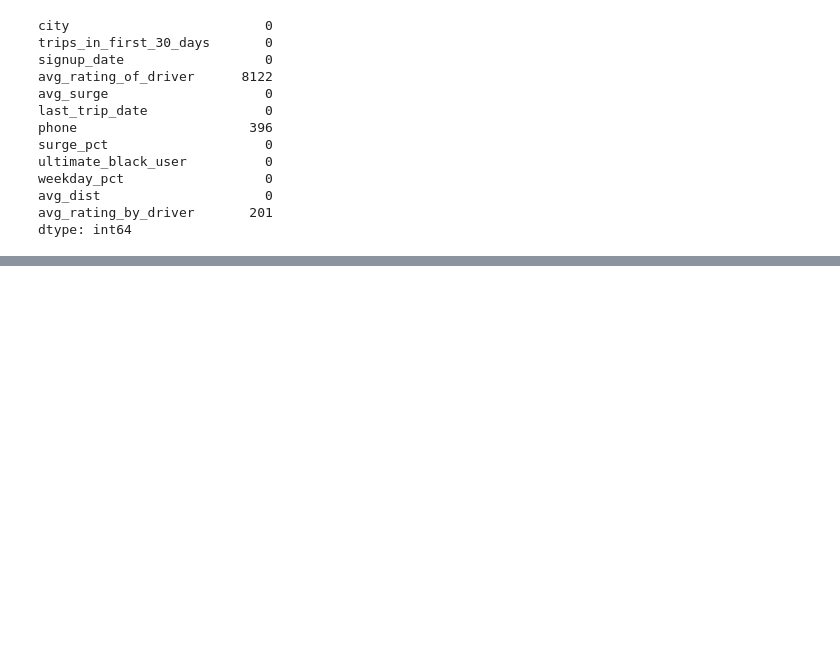
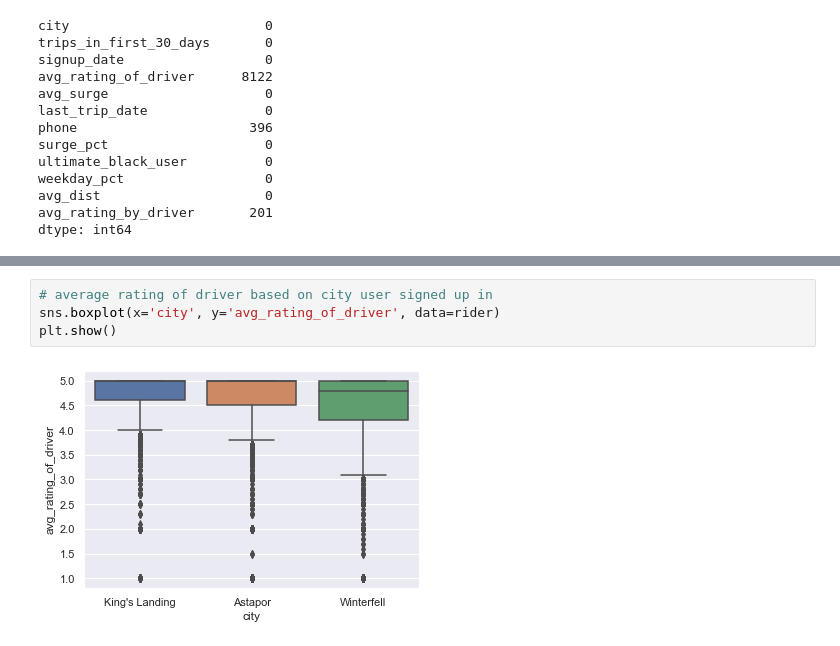
Before and after one commit to annafin/Springboard-Data-Science, a Jupyter notebook: ultimate_technologies_challenge/ultimate_tech_challenge.ipynb, the cells around one changed output, grey strips where cells are left out. Drawn from its saved outputs; the diff is of its cells as text; blank space fills up the shorter version.

```diff
--- a/ultimate_technologies_challenge/ultimate_tech_challenge.ipynb
+++ b/ultimate_technologies_challenge/ultimate_tech_challenge.ipynb
@@ -221,0 +308,6 @@ dtype: int64
+# %%
+# average rating of driver based on city user signed up in
+sns.boxplot(x='city', y='avg_rating_of_driver', data=rider)
+plt.show()
+# %% [output]
+[figure, added]
```
Also changed, not shown: parts of 21 cells of this notebook.
